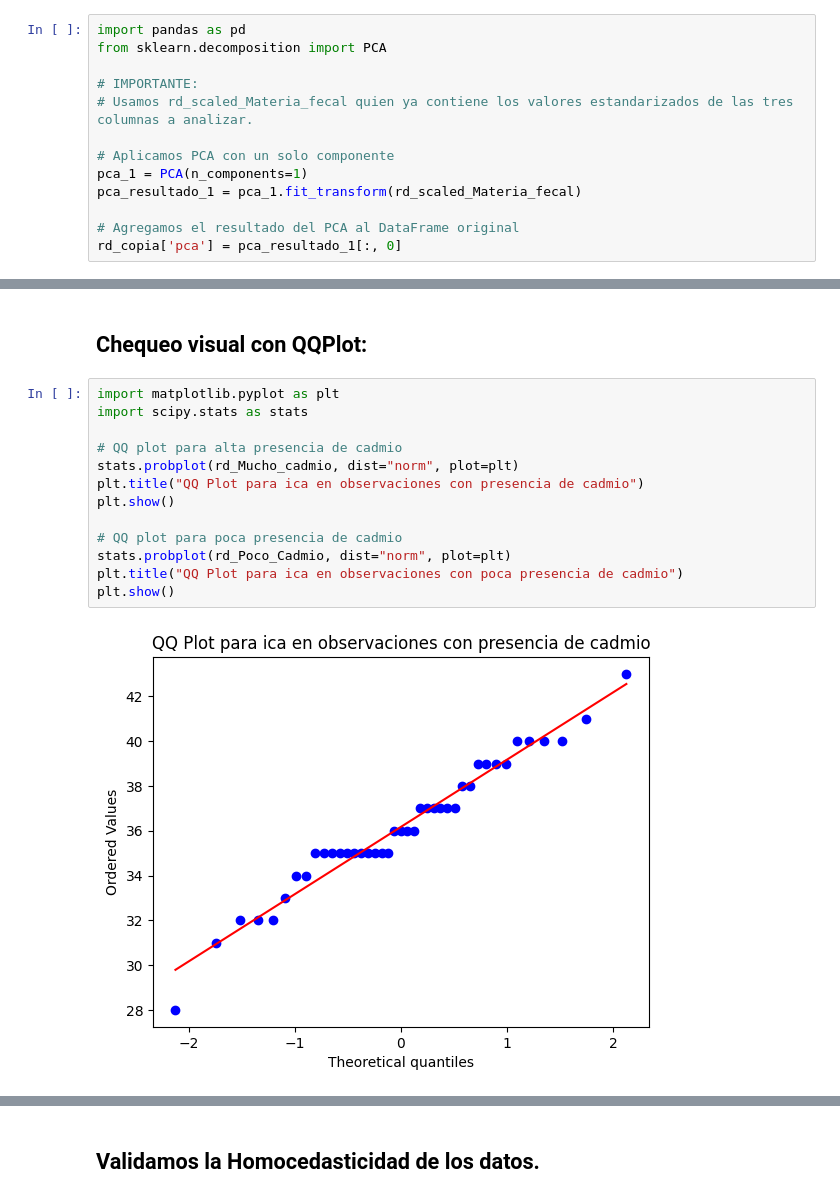
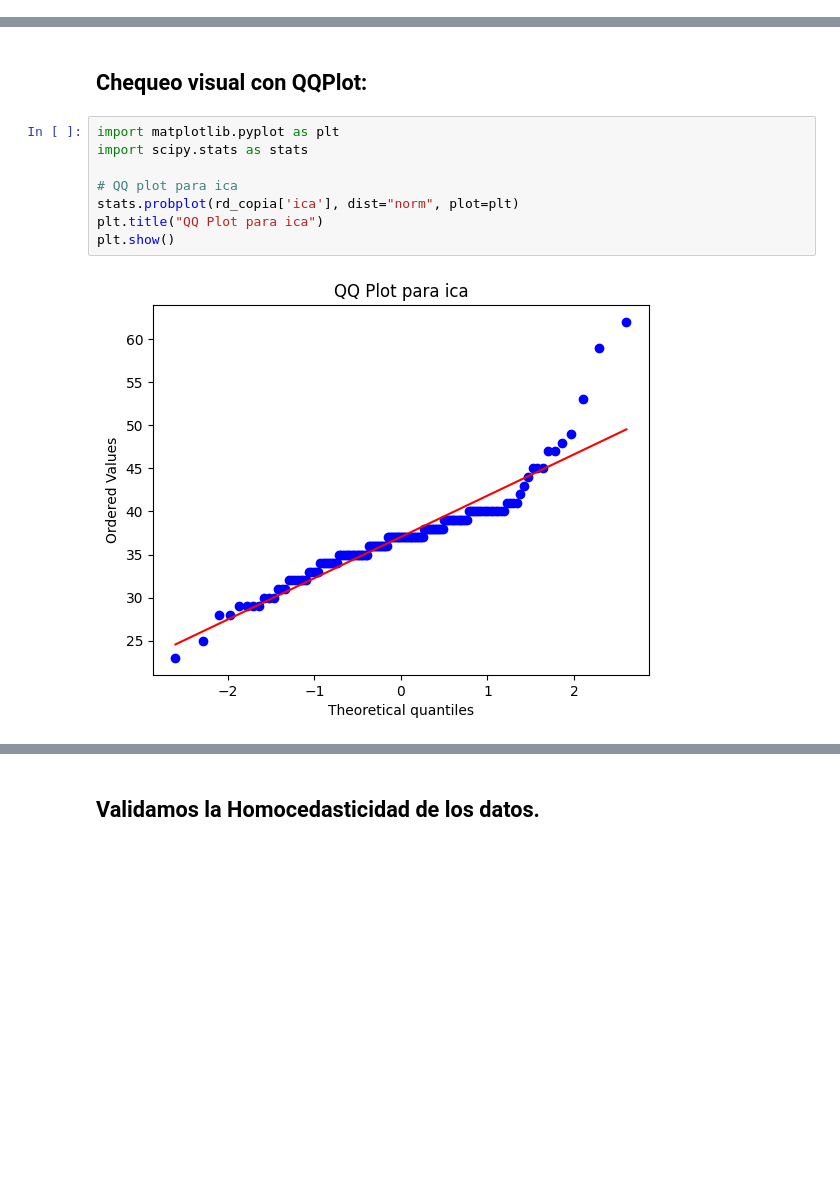
Before and after one commit to SOAgustin/PracticaEspecial, a Jupyter notebook: PracticoEspecial.ipynb, the cells around one changed output, grey strips where cells are left out. Drawn from its saved outputs; the diff is of its cells as text; blank space fills up the shorter version.

Commit message:
Correcion de H1 & confirmacion de todas Hipotesis (Hay notas que revisar sobre la limpieza de valores atipicos)

```diff
--- a/PracticoEspecial.ipynb
+++ b/PracticoEspecial.ipynb
@@ -2419,13 +2435,0 @@ plt.show()
-# %%
-import pandas as pd
-from sklearn.decomposition import PCA
-
-# IMPORTANTE:
-# Usamos rd_scaled_Materia_fecal quien ya contiene los valores estandarizados de las tres columnas a analizar.
-
-# Aplicamos PCA con un solo componente
-pca_1 = PCA(n_components=1)
-pca_resultado_1 = pca_1.fit_transform(rd_scaled_Materia_fecal)
-
-# Agregamos el resultado del PCA al DataFrame original
-rd_copia['pca'] = pca_resultado_1[:, 0]
@@ -2519,15 +2486,10 @@ Una de las distribuciones no es normal (Poca presencia de cadmio).
 # %%
 import matplotlib.pyplot as plt
 import scipy.stats as stats
 
-# QQ plot para alta presencia de cadmio
-stats.probplot(rd_Mucho_cadmio, dist="norm", plot=plt)
-plt.title("QQ Plot para ica en observaciones con presencia de cadmio")
+# QQ plot para ica
+stats.probplot(rd_copia['ica'], dist="norm", plot=plt)
+plt.title("QQ Plot para ica")
 plt.show()
-
-# QQ plot para poca presencia de cadmio
-stats.probplot(rd_Poco_Cadmio, dist="norm", plot=plt)
-plt.title("QQ Plot para ica en observaciones con poca presencia de cadmio")
-plt.show()
 # %% [output]
-[figure, old version]
+[figure, new version]
```
Also changed, not shown: parts of 44 cells of this notebook.
